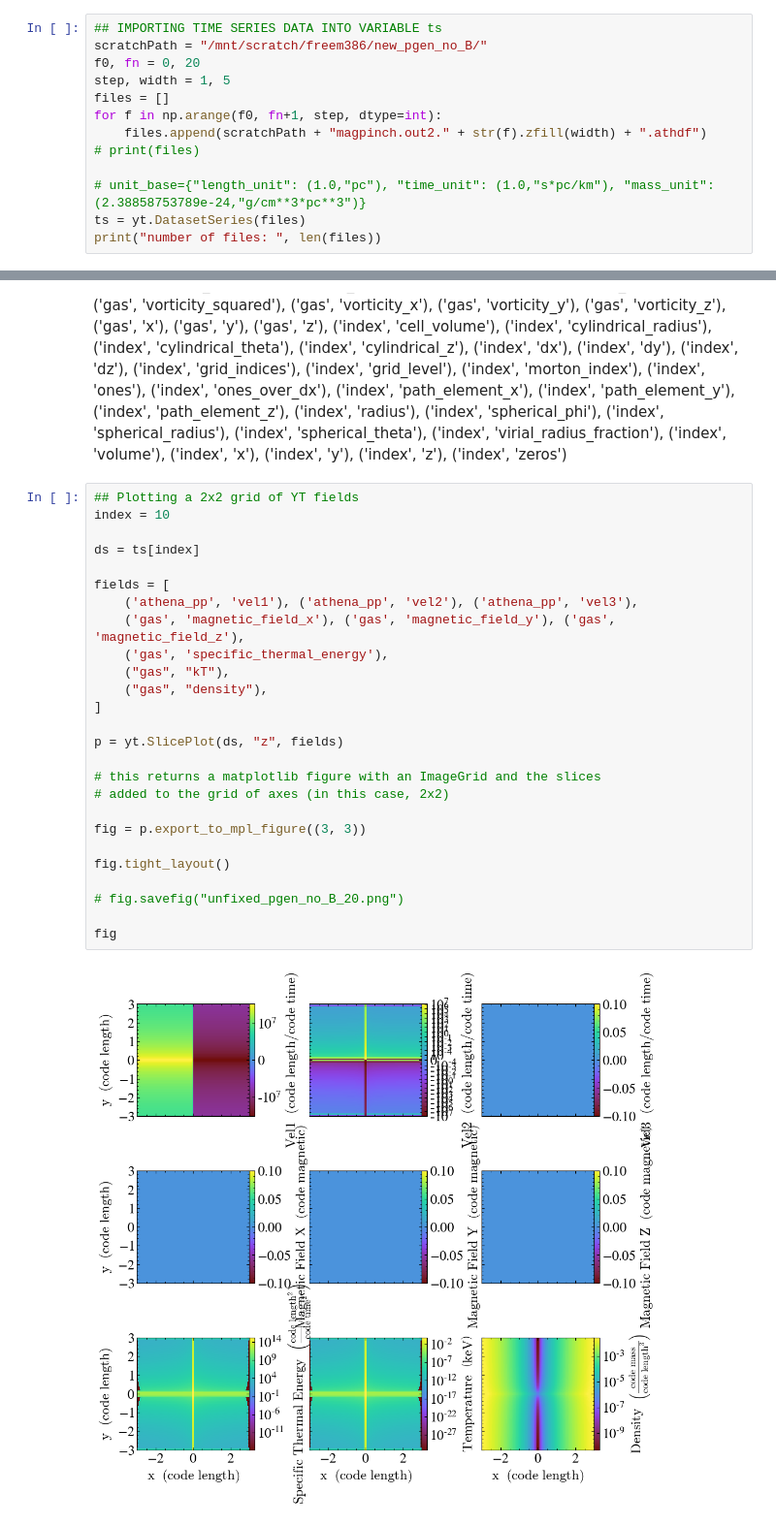
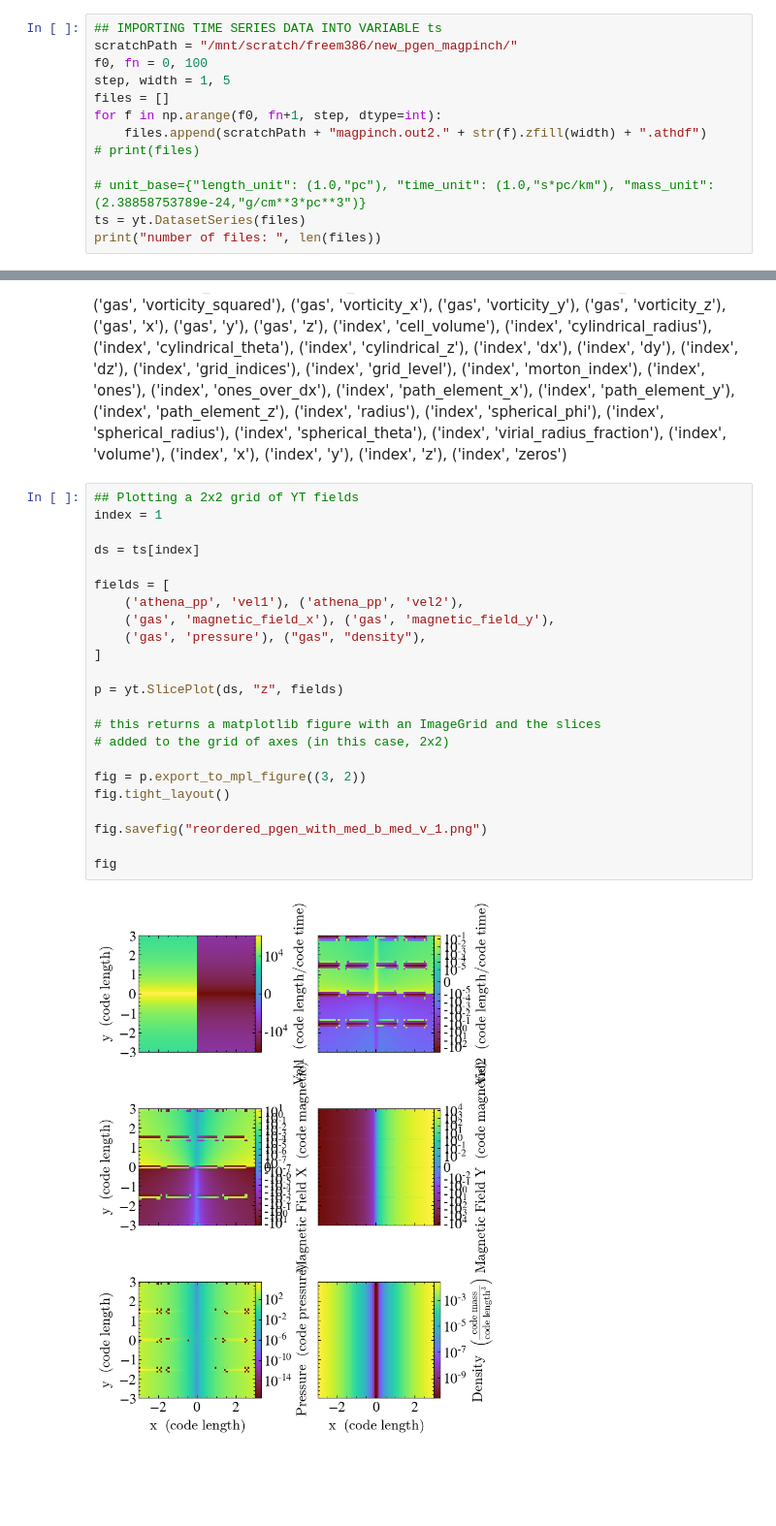
Before and after one commit to ianfreeman519/CMSE_PhD, a Jupyter notebook: athena_files/plottingYT.ipynb, the cells around one changed output, grey strips where cells are left out. Shown at 97% size. Drawn from its saved outputs; the diff is of its cells as text; blank space fills up the shorter version.

```diff
--- a/athena_files/plottingYT.ipynb
+++ b/athena_files/plottingYT.ipynb
@@ -31,8 +31,8 @@ Python 3.9.18
 Using matplotlib backend: agg
 # %%
 ## IMPORTING TIME SERIES DATA INTO VARIABLE ts
-scratchPath = "/mnt/scratch/freem386/new_pgen_no_B/"
-f0, fn = 0, 20
+scratchPath = "/mnt/scratch/freem386/new_pgen_magpinch/"
+f0, fn = 0, 100
 step, width = 1, 5
 files = []
 for f in np.arange(f0, fn+1, step, dtype=int):
@@ -145,29 +147,26 @@ p.annotate_velocity()
 ('index', 'zeros')
 # %%
 ## Plotting a 2x2 grid of YT fields
-index = 10
+index = 1
 
 ds = ts[index]
 
 fields = [
-    ('athena_pp', 'vel1'), ('athena_pp', 'vel2'), ('athena_pp', 'vel3'),
-    ('gas', 'magnetic_field_x'), ('gas', 'magnetic_field_y'), ('gas', 'magnetic_field_z'),
-    ('gas', 'specific_thermal_energy'),
-    ("gas", "kT"),
-    ("gas", "density"),
+    ('athena_pp', 'vel1'), ('athena_pp', 'vel2'),
+    ('gas', 'magnetic_field_x'), ('gas', 'magnetic_field_y'),
+    ('gas', 'pressure'), ("gas", "density"),
 ]
 
 p = yt.SlicePlot(ds, "z", fields)
 
 # this returns a matplotlib figure with an ImageGrid and the slices
 # added to the grid of axes (in this case, 2x2)
 
-fig = p.export_to_mpl_figure((3, 3))
-
+fig = p.export_to_mpl_figure((3, 2))
 fig.tight_layout()
 
-# fig.savefig("unfixed_pgen_no_B_20.png")
+fig.savefig("reordered_pgen_with_med_b_med_v_1.png")
 
 fig
 # %% [output]
-[figure, old version]
+[figure, new version]
```
Also changed, not shown: parts of 2 cells of this notebook, 4 other files.
